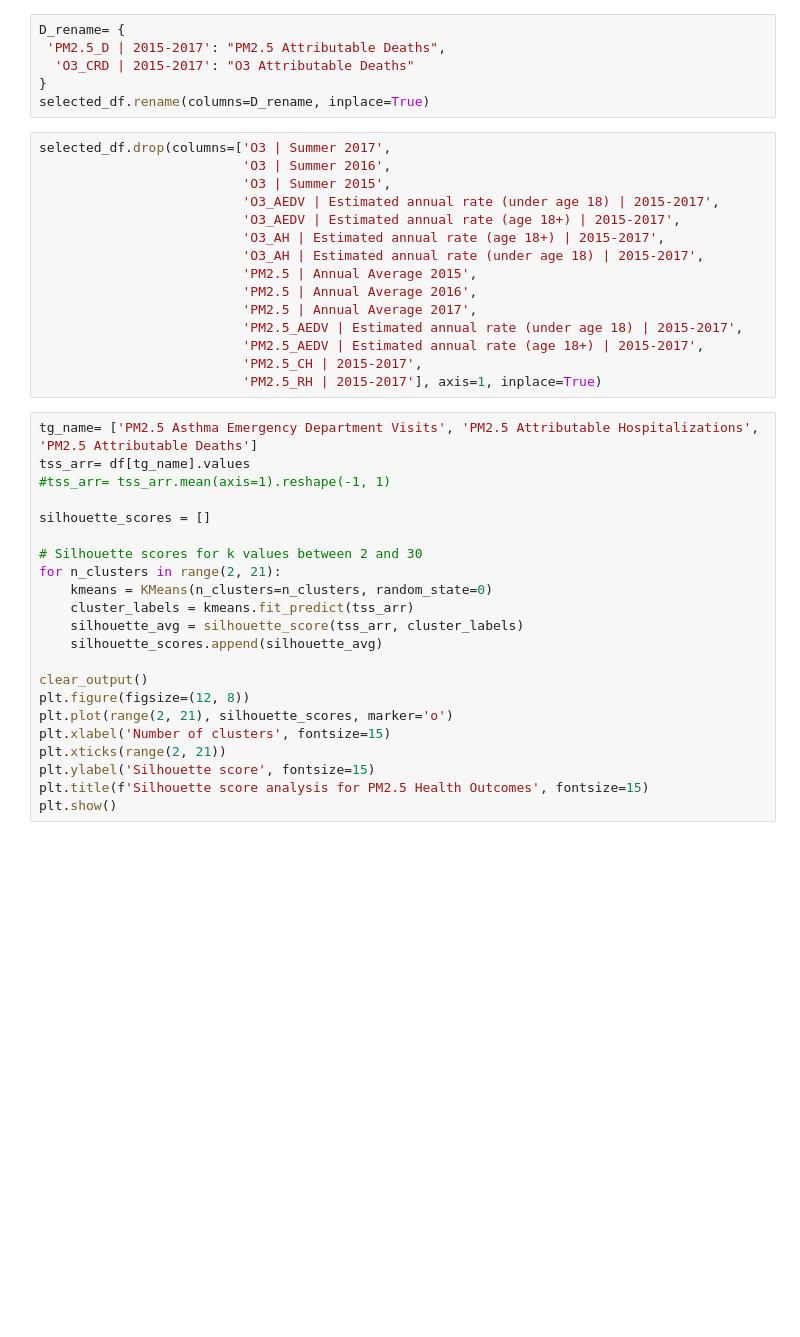
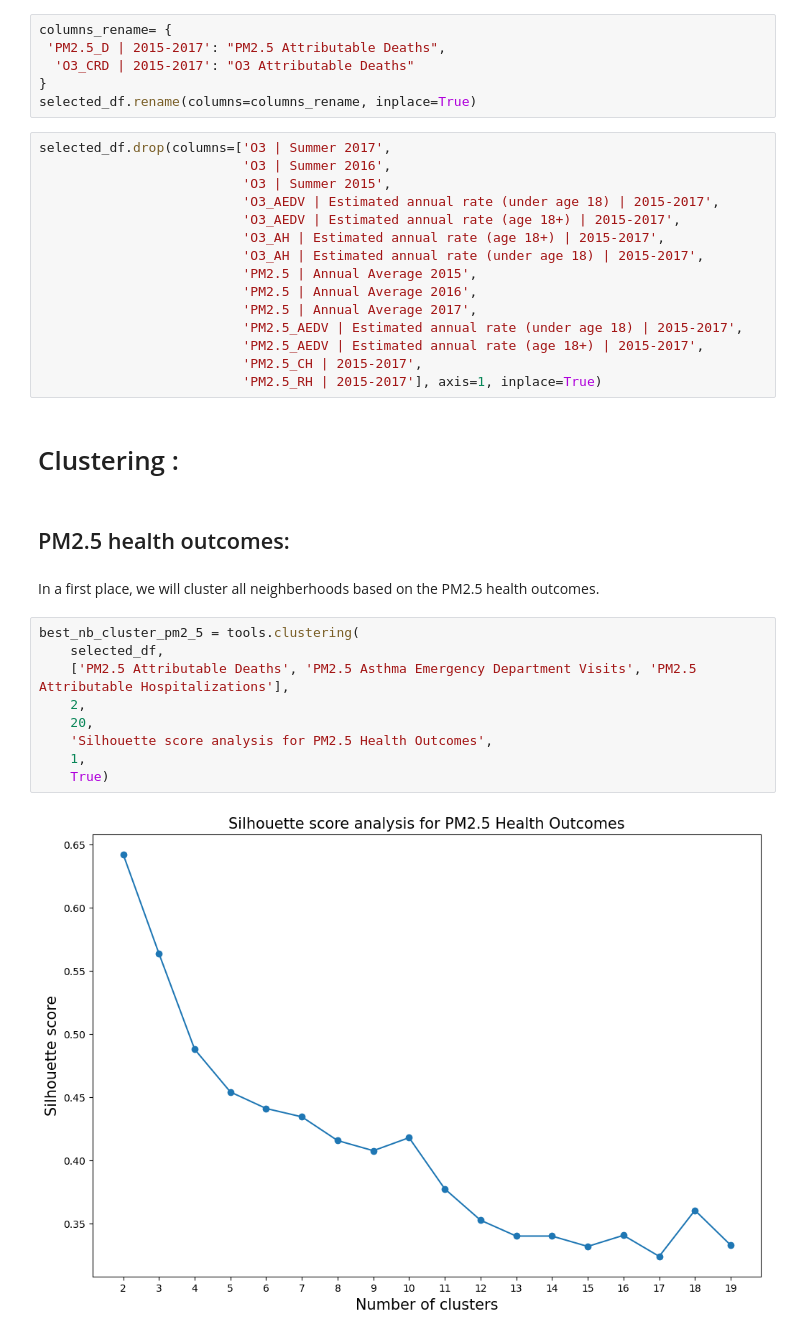
Before and after one commit to HindFaris/NYC-air-quality-study, a Jupyter notebook: data_exploration/data_exploration.ipynb, the cells around one changed output. Cells and saved outputs as stored; diff of their text form; blank space fills up the shorter version.

Commit message:
created functions to be used for clustering and feature importance, used those functions on O3 & PM2.5 health outcomes

```diff
--- a/data_exploration/data_exploration.ipynb
+++ b/data_exploration/data_exploration.ipynb
@@ -86,11 +104,11 @@ selected_df['PM2.5 Asthma Emergency Department Visits'] = (selected_df['PM2.5_AE
 # %%
 selected_df['PM2.5 Attributable Hospitalizations'] = ( selected_df['PM2.5_CH | 2015-2017']+ selected_df['PM2.5_RH | 2015-2017'] ) / 2
 # %%
-D_rename= {
+columns_rename= {
  'PM2.5_D | 2015-2017': "PM2.5 Attributable Deaths",
   'O3_CRD | 2015-2017': "O3 Attributable Deaths"
 }
-selected_df.rename(columns=D_rename, inplace=True)
+selected_df.rename(columns=columns_rename, inplace=True)
 # %%
 selected_df.drop(columns=['O3 | Summer 2017',
                           'O3 | Summer 2016',
@@ -106,25 +124,20 @@ selected_df.drop(columns=['O3 | Summer 2017',
                           'PM2.5_AEDV | Estimated annual rate (age 18+) | 2015-2017',
                           'PM2.5_CH | 2015-2017',
                           'PM2.5_RH | 2015-2017'], axis=1, inplace=True)
-# %%
-tg_name= ['PM2.5 Asthma Emergency Department Visits', 'PM2.5 Attributable Hospitalizations', 'PM2.5 Attributable Deaths']
-tss_arr= df[tg_name].values
-#tss_arr= tss_arr.mean(axis=1).reshape(-1, 1)
-
-silhouette_scores = []
-
-# Silhouette scores for k values between 2 and 30
-for n_clusters in range(2, 21):
-    kmeans = KMeans(n_clusters=n_clusters, random_state=0)
-    cluster_labels = kmeans.fit_predict(tss_arr)
-    silhouette_avg = silhouette_score(tss_arr, cluster_labels)
-    silhouette_scores.append(silhouette_avg)
-
-clear_output()
-plt.figure(figsize=(12, 8))
-plt.plot(range(2, 21), silhouette_scores, marker='o')
-plt.xlabel('Number of clusters', fontsize=15)
-plt.xticks(range(2, 21))
-plt.ylabel('Silhouette score', fontsize=15)
-plt.title(f'Silhouette score analysis for PM2.5 Health Outcomes', fontsize=15)
-plt.show()
+# %% [markdown]
+# Clustering :
+# %% [markdown]
+## PM2.5 health outcomes:
+# %% [markdown]
+In a first place, we will cluster all neighberhoods based on the PM2.5 health outcomes.
+# %%
+best_nb_cluster_pm2_5 = tools.clustering(
+    selected_df,
+    ['PM2.5 Attributable Deaths', 'PM2.5 Asthma Emergency Department Visits', 'PM2.5 Attributable Hospitalizations'],
+    2,
+    20,
+    'Silhouette score analysis for PM2.5 Health Outcomes',
+    1,
+    True)
+# %% [output]
+[figure, added]
```
Also changed, not shown: parts of 8 cells of this notebook, 1 other file.
